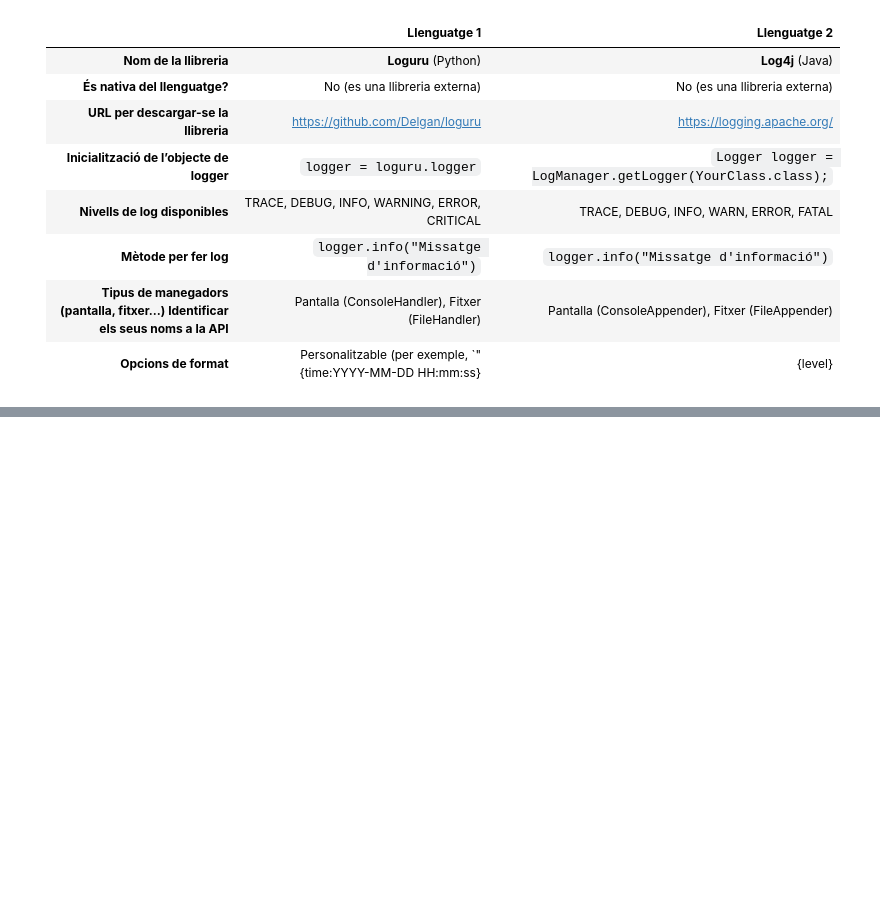
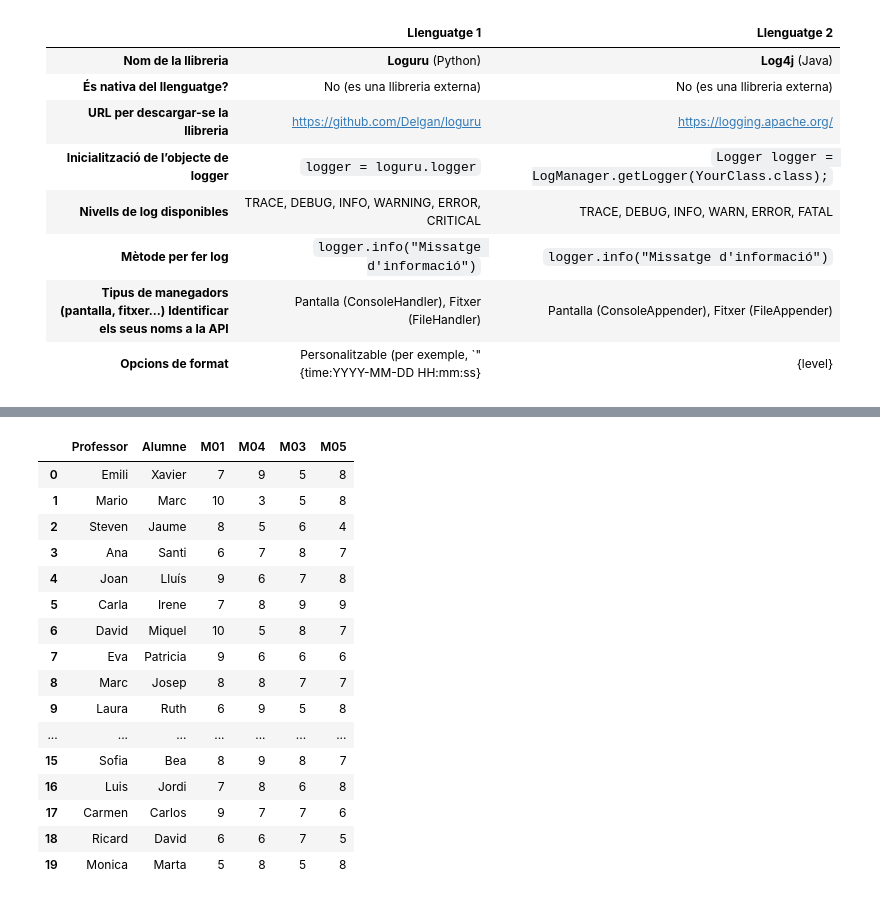
Before and after one commit to Bemen3M07/jupiter-logs-pandas-YvngS1mp, a Jupyter notebook: PP4_2_AcevedoLeandro.ipynb, the cells around one changed output, grey strips where cells are left out. Saved outputs shown, nothing was run; the diff lists cells and outputs as text; code cells hidden in the pictures; blank space fills up the shorter version.

```diff
--- a/PP4_2_AcevedoLeandro.ipynb
+++ b/PP4_2_AcevedoLeandro.ipynb
@@ -176,0 +268,51 @@ Logs CSV:
+# %%
+import pandas as pd
+
+# Datos de ejemplo
+data = {
+    'Professor': ['Emili', 'Mario', 'Steven', 'Ana', 'Joan', 'Carla', 'David', 'Eva', 'Marc', 'Laura',
+                  'Jordi', 'Carme', 'Pau', 'Rosa', 'Pere', 'Sofia', 'Luis', 'Carmen', 'Ricard', 'Monica'],
+    'Alumne': ['Xavier', 'Marc', 'Jaume', 'Santi', 'Lluís', 'Irene', 'Miquel', 'Patricia', 'Josep', 'Ruth',
+               'Albert', 'Toni', 'Xavi', 'Clara', 'Sergi', 'Bea', 'Jordi', 'Carlos', 'David', 'Marta'],
+    'M01': [7, 10, 8, 6, 9, 7, 10, 9, 8, 6, 7, 8, 9, 6, 10, 8, 7, 9, 6, 5],
+    'M04': [9, 3, 5, 7, 6, 8, 5, 6, 8, 9, 10, 4, 6, 5, 7, 9, 8, 7, 6, 8],
+    'M03': [5, 5, 6, 8, 7, 9, 8, 6, 7, 5, 6, 7, 8, 6, 9, 8, 6, 7, 7, 5],
+    'M05': [8, 8, 4, 7, 8, 9, 7, 6, 7, 8, 6, 9, 7, 6, 5, 7, 8, 6, 5, 8]
+}
+
+# Crear DataFrame
+df = pd.DataFrame(data)
+
+# Guardar a CSV
+df.to_csv('dades_alumnes.csv', index=False)
+
+# Mostrar primeres files per verificar
+df.head()
+
+# Carregar el fitxer CSV
+df_cargado = pd.read_csv('dades_alumnes.csv')
+
+# Mostrar tota la taula
+pd.set_option('display.max_rows', None)  # Mostrar totes les files
+pd.set_option('display.max_columns', None)  # Mostrar totes les columnes
+
+# Mostrar el DataFrame complet
+df_cargado
+# %% [output]
+|  | Professor | Alumne | M01 | M04 | M03 | M05 |
+| 0 | Emili | Xavier | 7 | 9 | 5 | 8 |
+| 1 | Mario | Marc | 10 | 3 | 5 | 8 |
+| 2 | Steven | Jaume | 8 | 5 | 6 | 4 |
+| 3 | Ana | Santi | 6 | 7 | 8 | 7 |
+| 4 | Joan | Lluís | 9 | 6 | 7 | 8 |
+| 5 | Carla | Irene | 7 | 8 | 9 | 9 |
+| 6 | David | Miquel | 10 | 5 | 8 | 7 |
+| 7 | Eva | Patricia | 9 | 6 | 6 | 6 |
+| 8 | Marc | Josep | 8 | 8 | 7 | 7 |
+| 9 | Laura | Ruth | 6 | 9 | 5 | 8 |
+| ... | ... | ... | ... | ... | ... | ... |
+| 15 | Sofia | Bea | 8 | 9 | 8 | 7 |
+| 16 | Luis | Jordi | 7 | 8 | 6 | 8 |
+| 17 | Carmen | Carlos | 9 | 7 | 7 | 6 |
+| 18 | Ricard | David | 6 | 6 | 7 | 5 |
+| 19 | Monica | Marta | 5 | 8 | 5 | 8 |
```
Also changed, not shown: parts of 3 cells of this notebook, 1 other file.
